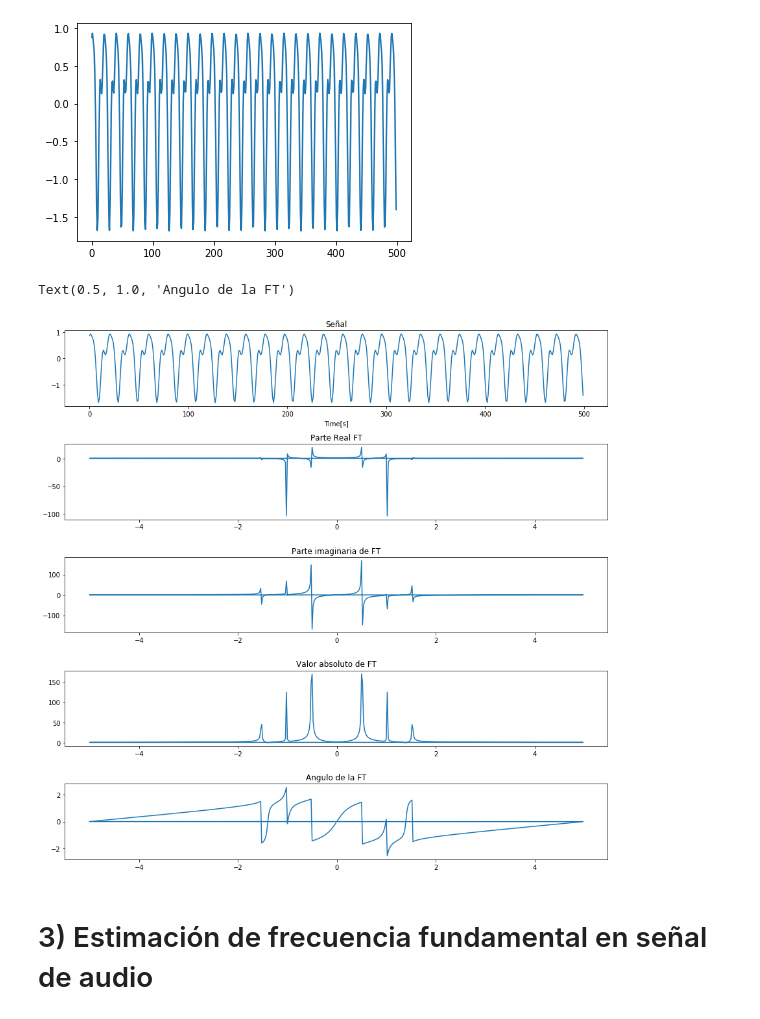
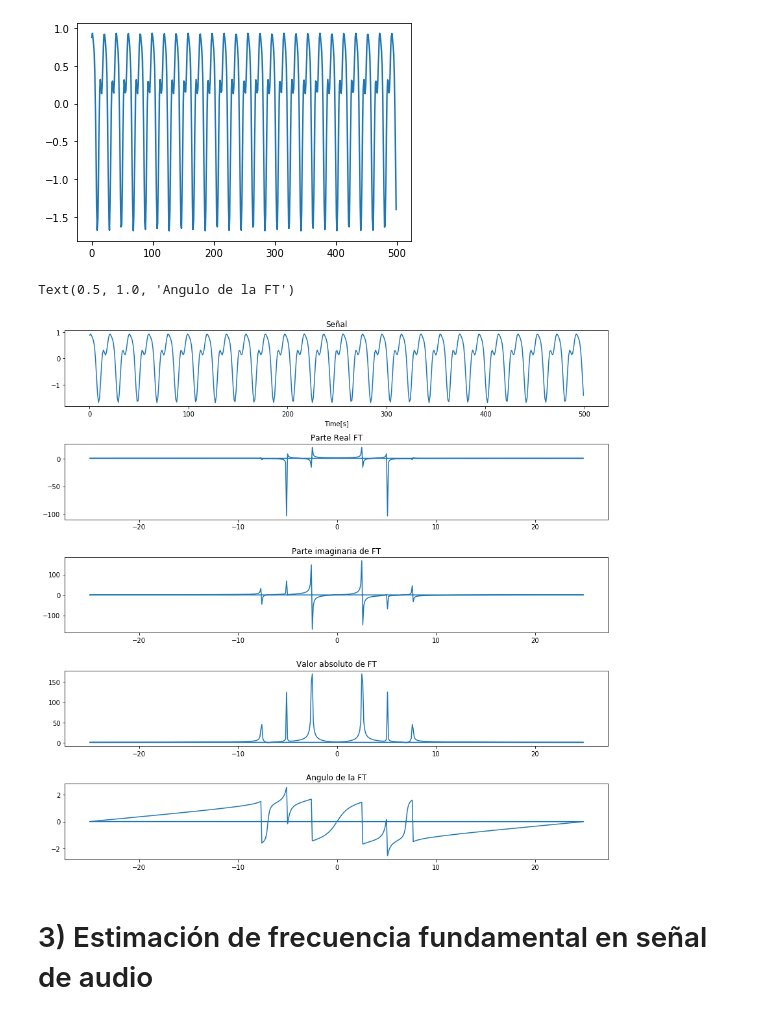
Before and after one commit to enzomarin/actividad1SisLin, a Jupyter notebook: info183_actividad_1.ipynb, the cells around one changed output. Drawn from its saved outputs; the diff is of its cells as text; code cells hidden in the pictures.

```diff
--- a/info183_actividad_1.ipynb
+++ b/info183_actividad_1.ipynb
@@ -171,40 +178,41 @@ plt.plot(x);
 N=500
 fs= 50.0
 x = np.loadtxt('signal.dat')
-t = np.arange(0.0, 10.0, step= 0.01)
+t = np.arange(0.0, 10.0, step= 1./50)
 señal=x
 
 _, axes = plt.subplots(5,1)
 plt.subplots_adjust(hspace= 0.5)
 axes[0].figure.set_size_inches(15,15)
 axes[0].plot(x)
 axes[0].set_title("Señal")
 axes[0].set_xlabel('Time[s]')
 
 
 value = np.real(fftpack.fft(x));
 #print(value);
 freq = fftpack.fftfreq(n=len(t));
 #print(freq);
 #axes[1].plot(fftpack.fftfreq(n=len(t)), fftpack.fft(x));
 ##axes[1].plot(fftpack.fftfreq(n=len(t)), np.real(fftpack.fft(x)), linewidth=2.5);
 
 fourier = fftpack.fft(señal)
-n = señal.size
-timestep = 0.1
+#n = señal.size
+n = len(t)
+timestep = 1./50
 freq = np.fft.fftfreq(n, d=timestep)
 
 axes[1].plot(freq,np.real(fourier))
 axes[1].set_title("Parte Real FT")
 axes[2].plot(freq, np.imag(fourier))
 axes[2].set_title("Parte imaginaria de FT")
 axes[3].plot(freq, np.abs(fourier))
 axes[3].set_title("Valor absoluto de FT")
 axes[4].plot(freq, np.angle(fourier))
 axes[4].set_title("Angulo de la FT")
 # %% [output]
 Text(0.5, 1.0, 'Angulo de la FT')
-[figure, old version]
+[figure, new version]
 # %% [markdown]
 # 3) Estimación de frecuencia fundamental en señal de audio
 # %% [markdown]
```
Also changed, not shown: parts of 2 cells of this notebook.
